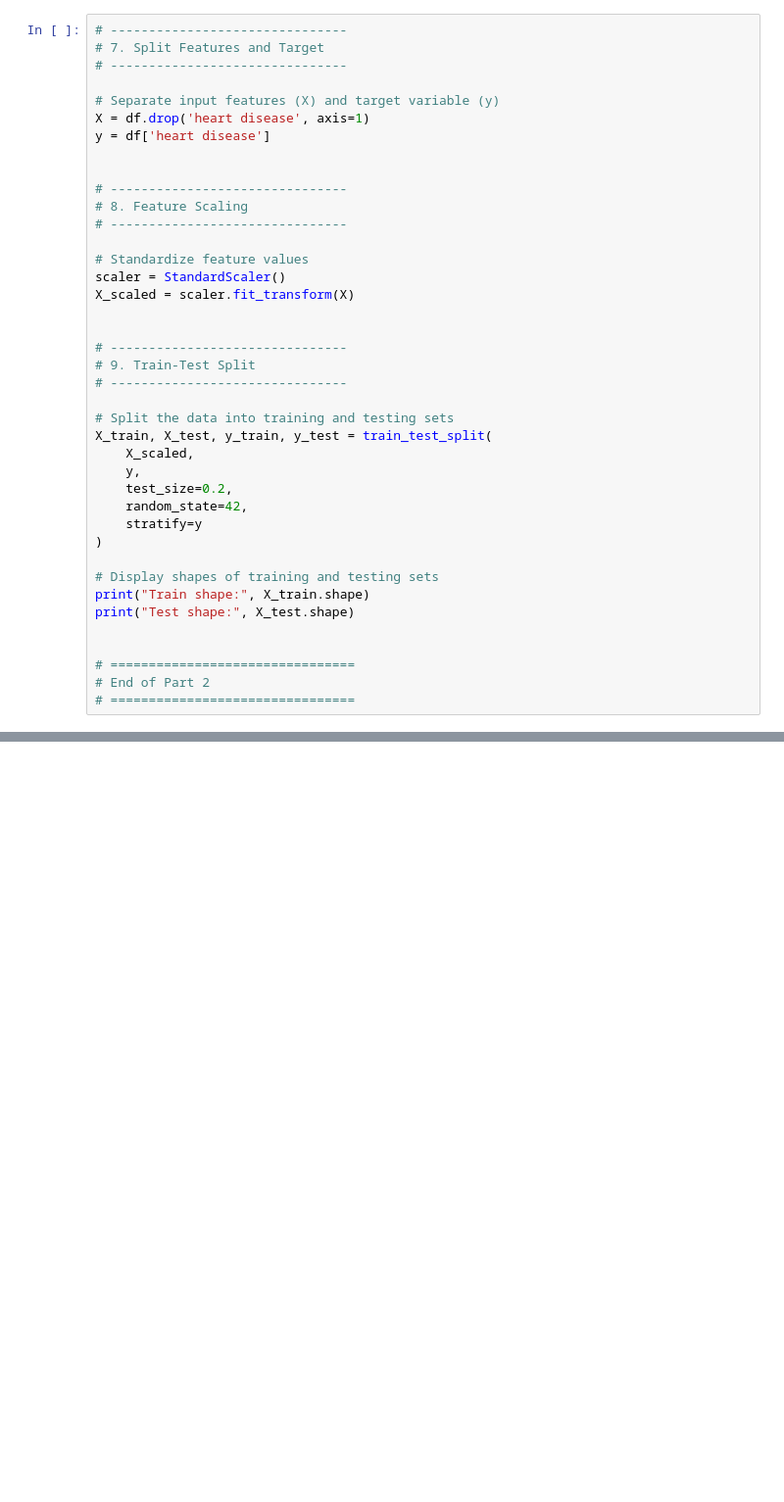
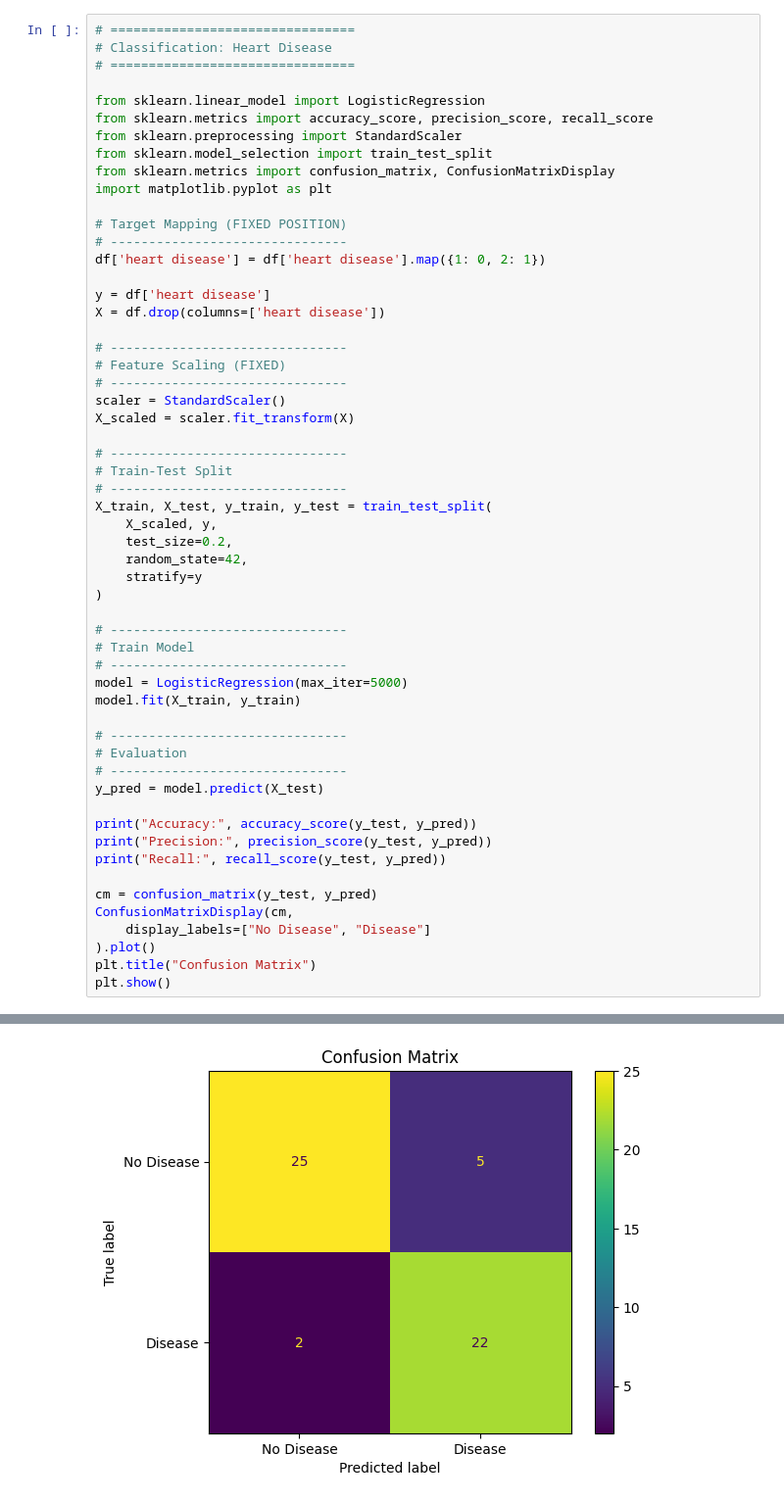
Before and after one commit to mohamed0-ai/ML-CapstoneProject, a Jupyter notebook: notebooks/ML CODE.ipynb, the cells around one changed output, grey strips where cells are left out. Shown at 98% size. Cells and saved outputs as stored; diff of their text form; blank space fills up the shorter version.

```diff
--- a/notebooks/ML CODE.ipynb
+++ b/notebooks/ML CODE.ipynb
@@ -193,41 +210,57 @@ dtype: int64
 # %%
+# ================================
+# Classification: Heart Disease
+# ================================
+
+from sklearn.linear_model import LogisticRegression
+from sklearn.metrics import accuracy_score, precision_score, recall_score
+from sklearn.preprocessing import StandardScaler
+from sklearn.model_selection import train_test_split
+from sklearn.metrics import confusion_matrix, ConfusionMatrixDisplay
+import matplotlib.pyplot as plt
+
+# Target Mapping (FIXED POSITION)
 # -------------------------------
-# 7. Split Features and Target
-# -------------------------------
+df['heart disease'] = df['heart disease'].map({1: 0, 2: 1})
 
-# Separate input features (X) and target variable (y)
-X = df.drop('heart disease', axis=1)
 y = df['heart disease']
-
+X = df.drop(columns=['heart disease'])
 
 # -------------------------------
-# 8. Feature Scaling
+# Feature Scaling (FIXED)
 # -------------------------------
-
-# Standardize feature values
 scaler = StandardScaler()
 X_scaled = scaler.fit_transform(X)
 
-
 # -------------------------------
-# 9. Train-Test Split
+# Train-Test Split
 # -------------------------------
-
-# Split the data into training and testing sets
 X_train, X_test, y_train, y_test = train_test_split(
-    X_scaled,
-    y,
+    X_scaled, y,
     test_size=0.2,
     random_state=42,
     stratify=y
 )
 
-# Display shapes of training and testing sets
-print("Train shape:", X_train.shape)
-print("Test shape:", X_test.shape)
+# -------------------------------
+# Train Model
+# -------------------------------
+model = LogisticRegression(max_iter=5000)
+model.fit(X_train, y_train)
 
+# -------------------------------
+# Evaluation
+# -------------------------------
+y_pred = model.predict(X_test)
 
-# ================================
-# End of Part 2
-# ================================
+print("Accuracy:", accuracy_score(y_test, y_pred))
+print("Precision:", precision_score(y_test, y_pred))
+print("Recall:", recall_score(y_test, y_pred))
+
+cm = confusion_matrix(y_test, y_pred)
+ConfusionMatrixDisplay(cm,
+    display_labels=["No Disease", "Disease"]
+).plot()
+plt.title("Confusion Matrix")
+plt.show()
 # %% [output]
@@ -236 +270,2 @@ Test shape: (54, 20)
+[figure, added]
 # %%
```
Also changed, not shown: parts of 9 cells of this notebook.
